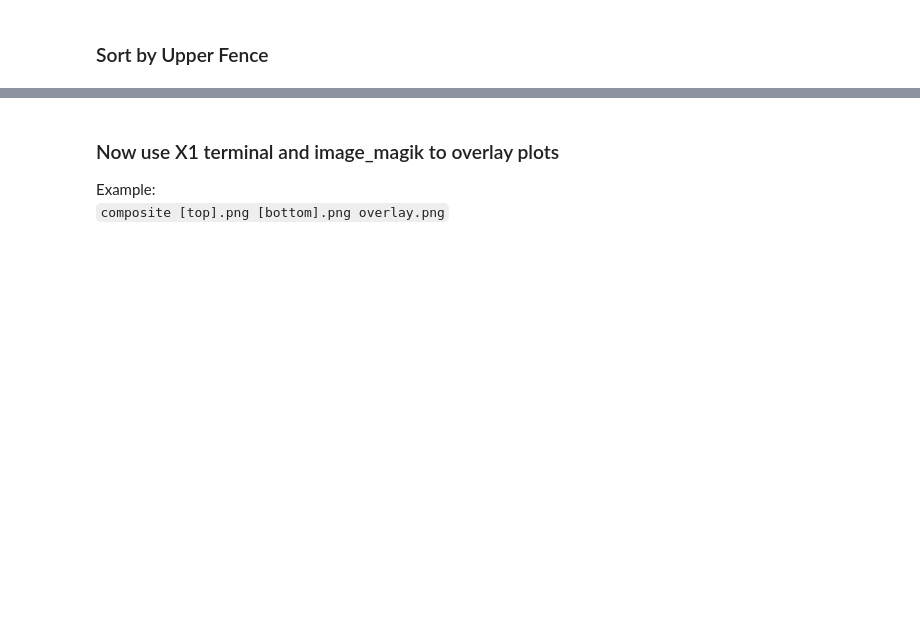
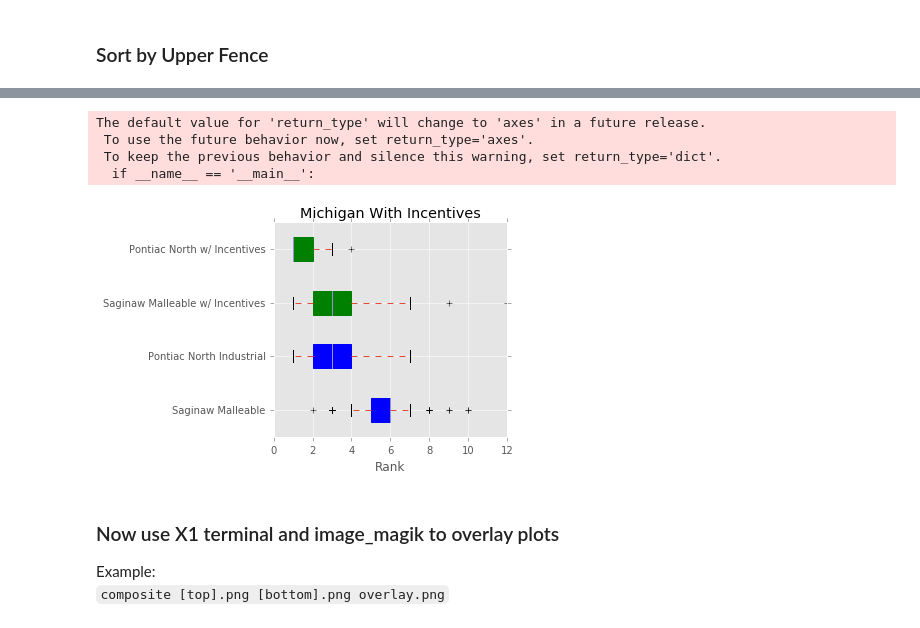
Before and after one commit to smaroukis/site-analysis, a Jupyter notebook: Sensitivity-Analysis-Part-2.ipynb, the cells around one changed output, grey strips where cells are left out. Drawn from its saved outputs; the diff is of its cells as text; code cells hidden in the pictures; blank space fills up the shorter version.

```diff
--- a/Sensitivity-Analysis-Part-2.ipynb
+++ b/Sensitivity-Analysis-Part-2.ipynb
@@ -181,0 +196,9 @@ The default value for 'return_type' will change to 'axes' in a future release.
+# %%
+mi_inc = ranks[['Pontiac North Industrial','Saginaw Malleable']]
+mi_inc.columns = ['Pontiac North w/ Incentives', 'Saginaw Malleable w/ Incentives']
+# %%
+mi_old = baseranks[['Pontiac North Industrial','Saginaw Malleable']]
+# %%
+order = ['Saginaw Malleable','Pontiac North Industrial', 'Saginaw Malleable w/ Incentives', 'Pontiac North w/ Incentives']
+mi_comp = pd.concat([mi_inc, mi_old])
+mi_comp = mi_comp[order]; mi_comp
@@ -182,3 +224,20 @@ The default value for 'return_type' will change to 'axes' in a future release.
+# %%
+bp = mi_comp.boxplot(vert=0, patch_artist=True)
+colors = ['blue', 'blue', 'green', 'green']
+for patch, color in zip(bp['boxes'], colors):
+    patch.set_color(color)
+plt.tight_layout()
+plt.xlabel('Rank')
+plt.title('Michigan With Incentives')
+#plt.savefig(r'results/' + today + r'/' + 'Buick City_' + _type + '.png', transparent=True, dpi=1000)
+plt.show()
+#plt.gcf().savefig('michigan_comparison.png')
+# %% [output]
+The default value for 'return_type' will change to 'axes' in a future release.
+ To use the future behavior now, set return_type='axes'.
+ To keep the previous behavior and silence this warning, set return_type='dict'.
+  if __name__ == '__main__':
+[figure, added]
 # %% [markdown]
 ### Now use X1 terminal and image_magik to overlay plots
 Example:
```
Also changed, not shown: parts of 12 cells of this notebook, 11 other files.
